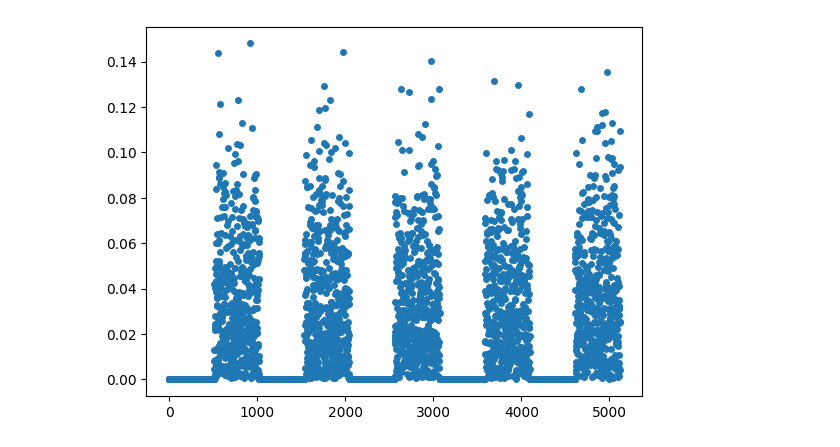
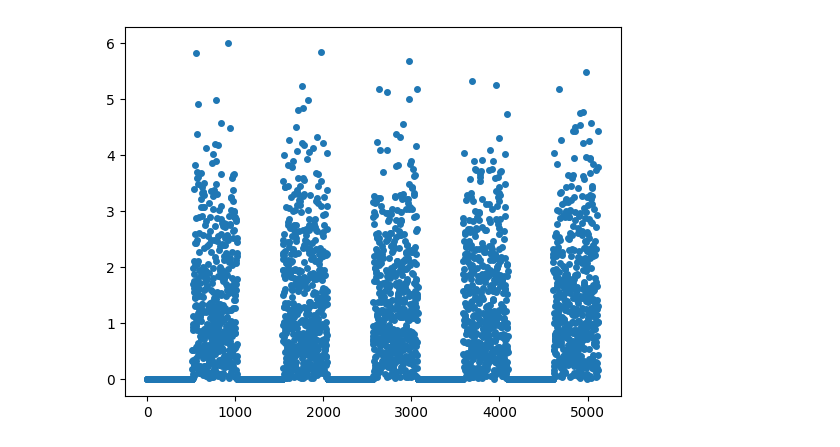
Before and after one commit to Liyang90/flax_conv1d_test, a Jupyter notebook: test.ipynb, the cells around one changed output. Saved outputs shown, nothing was run; the diff lists cells and outputs as text; code cells hidden in the pictures.

```diff
--- a/test.ipynb
+++ b/test.ipynb
@@ -29,6 +29,8 @@ import jax.numpy as jnp
 
 
 class BlockJAX_0(nn.Module):
+  kernel_size: int
+  channels: int
   kernel: jax.Array
   bias: jax.Array
 
@@ -42,9 +44,9 @@ class BlockJAX_0(nn.Module):
       assert self.bias.shape == shape
       return self.bias.astype(dtype)
 
-    self.conv1d = nn.Conv(features=5120,
-                          kernel_size=[4],
-                          feature_group_count=5120,
+    self.conv1d = nn.Conv(features=self.channels,
+                          kernel_size=[self.kernel_size],
+                          feature_group_count=self.channels,
                           padding='CAUSAL',
                           use_bias=True,
                           kernel_init=kernel_init,
@@ -57,6 +59,8 @@ class BlockJAX_0(nn.Module):
 
 
 class BlockJAX_1(nn.Module):
+  kernel_size: int
+  channels: int
   kernel: jax.Array
   bias: jax.Array
 
@@ -70,10 +74,10 @@ class BlockJAX_1(nn.Module):
       assert self.bias.shape == shape
       return self.bias.astype(dtype)
 
-    self.conv1d = nn.Conv(features=5120,
-                          kernel_size=[4],
-                          feature_group_count=5120,
-                          padding=3,
+    self.conv1d = nn.Conv(features=self.channels,
+                          kernel_size=[self.kernel_size],
+                          feature_group_count=self.channels,
+                          padding=self.kernel_size - 1,
                           use_bias=True,
                           kernel_init=kernel_init,
                           bias_init=bias_init,
@@ -83,3 +87,17 @@ class BlockJAX_1(nn.Module):
     (b, l, d) = x.shape
     x = self.conv1d(x)[:, :l, :]
     return x
+# %%
+kernel_size = 4
+channels = 5120
+# %%
+import numpy as np
+from numpy.random import MT19937
+from numpy.random import RandomState, SeedSequence
+rs = RandomState(MT19937(SeedSequence(123456789)))
+
+# prepare common weights and inputs
+kernel = rs.normal(size=(kernel_size, 1, channels))
+bias = rs.normal(size=(channels,))
+input = rs.normal(size=(4, 4096, channels))
+grads_GT = np.array([[input[:, :-3, :].mean(axis=(0, 1))], [input[:, :-2, :].mean(axis=(0, 1))], [input[:, :-1, :].mean(axis=(0, 1))], [input[:, :, :].mean(axis=(0, 1))]])
@@ -192,7 +209,7 @@ Grads WMAPE:
 # %%
 def plot_error(a, b):
   import matplotlib.pyplot as plt
-  e = np.sum(np.abs(a - b), axis=(0, 1))
+  e = np.mean(np.abs(a - b), axis=(0, 1)) / np.mean(np.abs(a))  # per-channel mean abs error normalized on the mean abs of a
   x = np.arange(5120)
   fig, ax = plt.subplots()
   ax.plot(x, e, '.', markeredgewidth=2)
@@ -204,4 +225,4 @@ plot_error(grads_GT, conv_torch.conv1d.weight.grad.T.detach().float().numpy())
 # %%
-plot_error(grads_GT, np.array(grad_jax_0["params"]["conv1d"]["kernel"]))
+plot_error(grads_GT, grad_jax_0)
 # %% [output]
-[figure, old version]
+[figure, new version]
```
Also changed, not shown: parts of 8 cells of this notebook.
